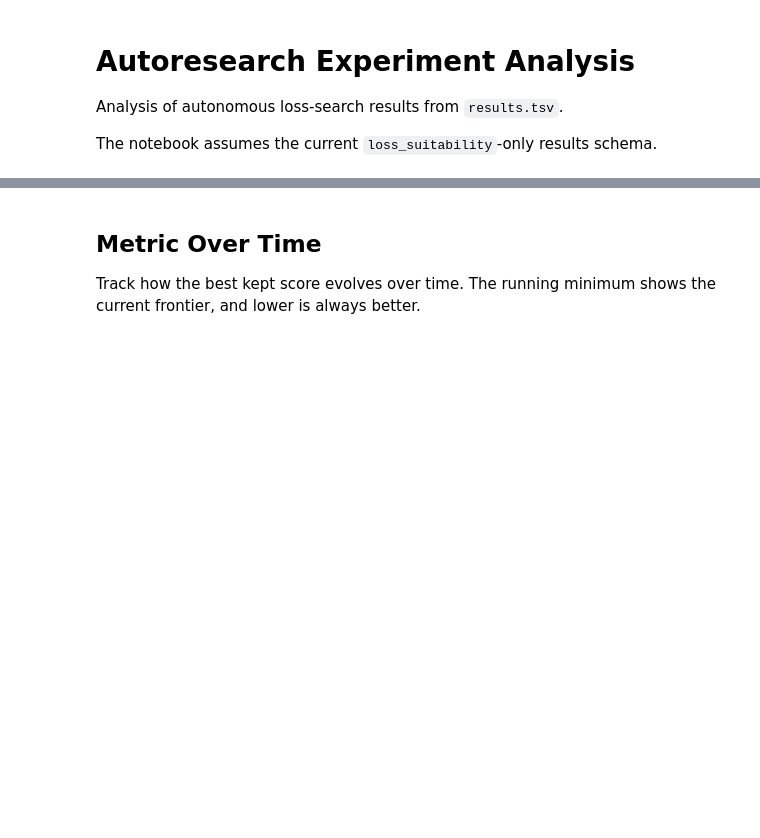
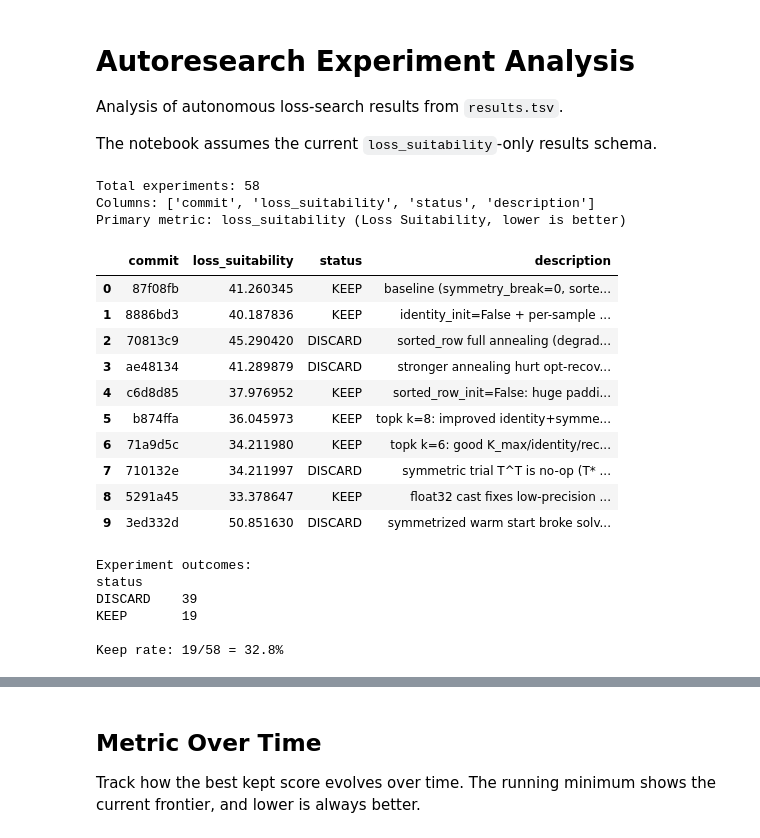
Before and after one commit to ilmari99/autoresearch-egw-loss, a Jupyter notebook: analysis.ipynb, the cells around one changed output, grey strips where cells are left out. Saved outputs shown, nothing was run; the diff lists cells and outputs as text; code cells hidden in the pictures; blank space fills up the shorter version.

```diff
--- a/analysis.ipynb
+++ b/analysis.ipynb
@@ -7,28 +7,57 @@ The notebook assumes the current `loss_suitability`-only results schema.
 # %%
 import pandas as pd
 import matplotlib.pyplot as plt
 import numpy as np
 
-df = pd.read_csv("results.tsv", sep="\t")
+try:
+    df = pd.read_csv("results.tsv", sep="\t")
+except pd.errors.ParserError:
+    # Fallback for rows where description contains extra tab characters.
+    rows = []
+    with open("results.tsv", "r", encoding="utf-8") as f:
+        header = f.readline().rstrip("\n").split("\t")
+        for line in f:
+            parts = line.rstrip("\n").split("\t", 3)  # keep extra tabs in description
+            if len(parts) < 4:
+                parts += [""] * (4 - len(parts))
+            rows.append(parts[:4])
+
+    cols = header[:4] if len(header) >= 4 else ["commit", "loss_suitability", "status", "description"]
+    df = pd.DataFrame(rows, columns=cols)
 
 required_columns = ["commit", "loss_suitability", "status", "description"]
 missing_columns = [name for name in required_columns if name not in df.columns]
 if missing_columns:
     raise ValueError(
         f"results.tsv is missing required columns {missing_columns}; got {list(df.columns)}"
     )
 
 metric_col = "loss_suitability"
 metric_label = "Loss Suitability"
 metric_short = "loss"
 
 df[metric_col] = pd.to_numeric(df[metric_col], errors="coerce")
 df["status"] = df["status"].str.strip().str.upper()
 
 print(f"Total experiments: {len(df)}")
 print(f"Columns: {list(df.columns)}")
 print(f"Primary metric: {metric_col} ({metric_label}, lower is better)")
 df.head(10)
+# %% [output]
+Total experiments: 58
+Columns: ['commit', 'loss_suitability', 'status', 'description']
+Primary metric: loss_suitability (Loss Suitability, lower is better)
+|  | commit | loss_suitability | status | description |
+| 0 | 87f08fb | 41.260345 | KEEP | baseline (symmetry_break=0, sorte... |
+| 1 | 8886bd3 | 40.187836 | KEEP | identity_init=False + per-sample ... |
+| 2 | 70813c9 | 45.290420 | DISCARD | sorted_row full annealing (degrad... |
+| 3 | ae48134 | 41.289879 | DISCARD | stronger annealing hurt opt-recov... |
+| 4 | c6d8d85 | 37.976952 | KEEP | sorted_row_init=False: huge paddi... |
+| 5 | b874ffa | 36.045973 | KEEP | topk k=8: improved identity+symme... |
+| 6 | 71a9d5c | 34.211980 | KEEP | topk k=6: good K_max/identity/rec... |
+| 7 | 710132e | 34.211997 | DISCARD | symmetric trial T^T is no-op (T* ... |
+| 8 | 5291a45 | 33.378647 | KEEP | float32 cast fixes low-precision ... |
+| 9 | 3ed332d | 50.851630 | DISCARD | symmetrized warm start broke solv... |
 # %%
 counts = df["status"].value_counts()
 print("Experiment outcomes:")
@@ -40,6 +69,13 @@ n_crash = counts.get("CRASH", 0)
 n_decided = n_keep + n_discard
 if n_decided > 0:
     print(f"\nKeep rate: {n_keep}/{n_decided} = {n_keep / n_decided:.1%}")
+# %% [output]
+Experiment outcomes:
+status
+DISCARD    39
+KEEP       19
+
+Keep rate: 19/58 = 32.8%
 # %%
 kept = df[df["status"] == "KEEP"].copy()
 print(f"KEPT experiments ({len(kept)} total):\n")
```
Also changed, not shown: parts of 4 cells of this notebook.
